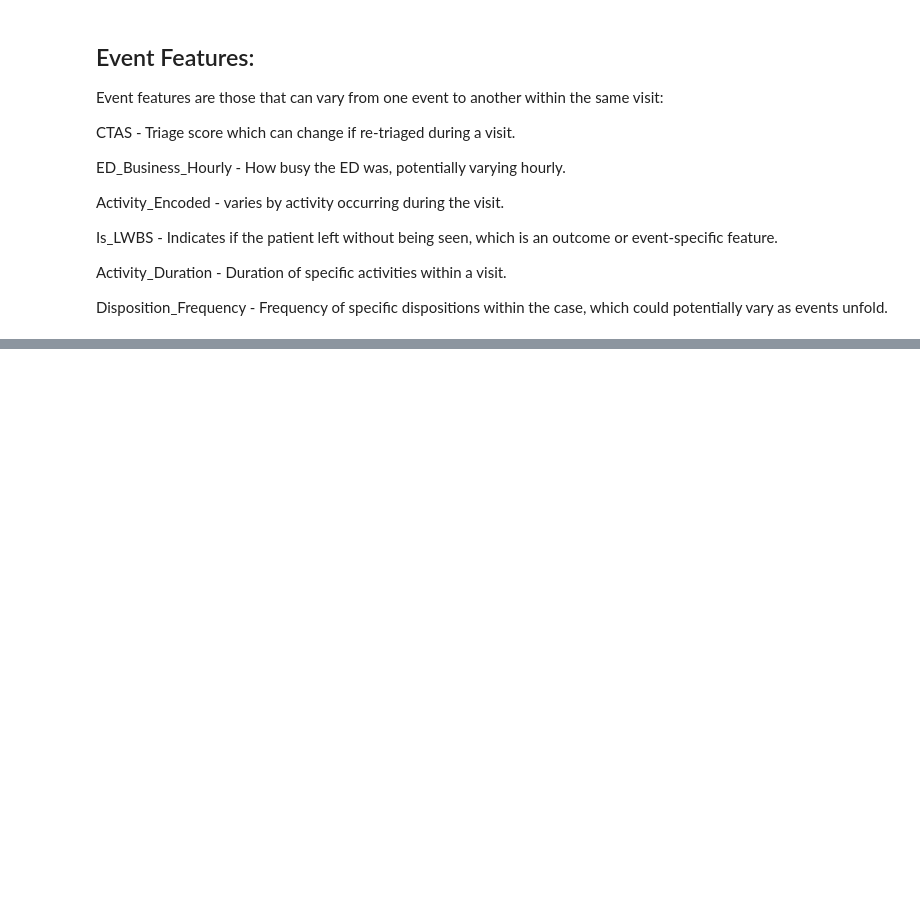
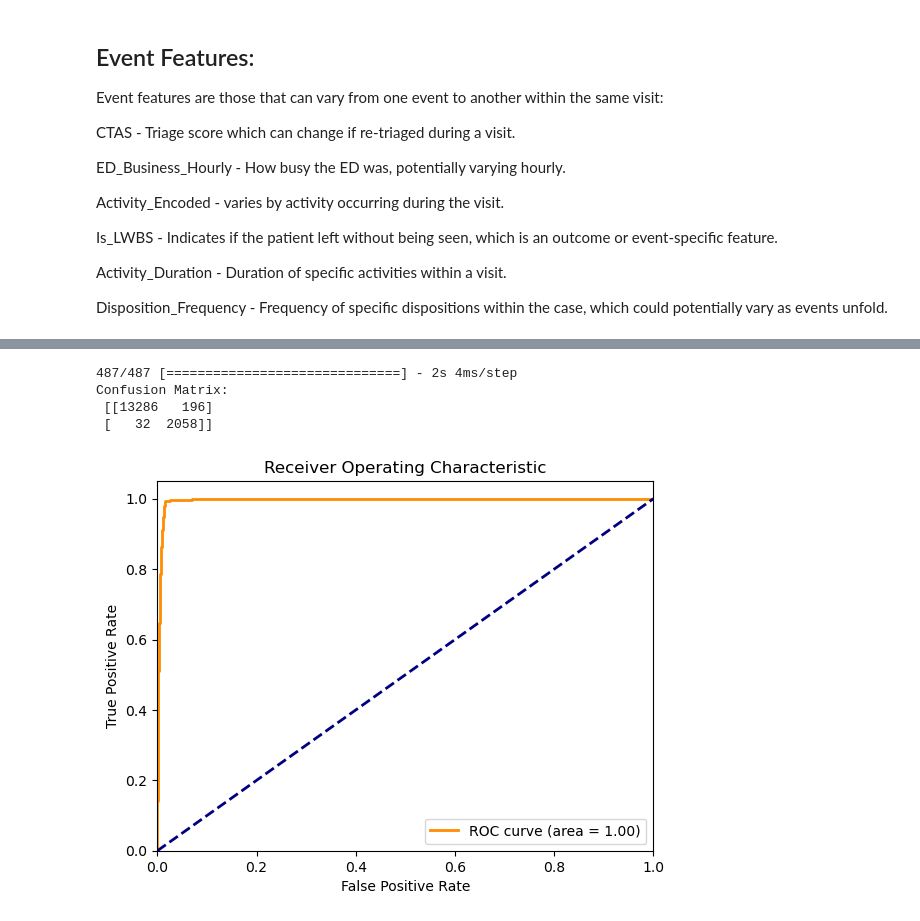
Before and after one commit to clariss95/Enhancing_XAI_MUN, a Jupyter notebook: deep_learning_model.ipynb, the cells around one changed output, grey strips where cells are left out. Saved outputs shown, nothing was run; the diff lists cells and outputs as text; code cells hidden in the pictures; blank space fills up the shorter version.

Commit message:
printing out and observing data that go in the model, adding ROC and cross validation

```diff
--- a/deep_learning_model.ipynb
+++ b/deep_learning_model.ipynb
@@ -221,3 +255,38 @@ Epoch 10/10
+# %%
+import matplotlib.pyplot as plt
+from sklearn.metrics import confusion_matrix, roc_curve, auc
+
+# Generate predictions
+y_pred = model.predict(test_dataset).ravel()  # Flatten the predictions
+
+# Converting probabilities to binary output based on a threshold
+y_pred_bin = (y_pred > 0.5).astype('int')
+
+# Compute the confusion matrix
+cm = confusion_matrix(test_labels, y_pred_bin)
+print("Confusion Matrix:\n", cm)
+
+# Compute ROC curve and ROC area
+fpr, tpr, thresholds = roc_curve(test_labels, y_pred)
+roc_auc = auc(fpr, tpr)
+
+# Plot ROC curve
+plt.figure()
+plt.plot(fpr, tpr, color='darkorange', lw=2, label='ROC curve (area = %0.2f)' % roc_auc)
+plt.plot([0, 1], [0, 1], color='navy', lw=2, linestyle='--')
+plt.xlim([0.0, 1.0])
+plt.ylim([0.0, 1.05])
+plt.xlabel('False Positive Rate')
+plt.ylabel('True Positive Rate')
+plt.title('Receiver Operating Characteristic')
+plt.legend(loc="lower right")
+plt.show()
+# %% [output]
+487/487 [==============================] - 2s 4ms/step
+Confusion Matrix:
+ [[13286   196]
+ [   32  2058]]
+[figure, added]
 # %%
 import matplotlib.pyplot as plt
 
```
Also changed, not shown: parts of 23 cells of this notebook.
